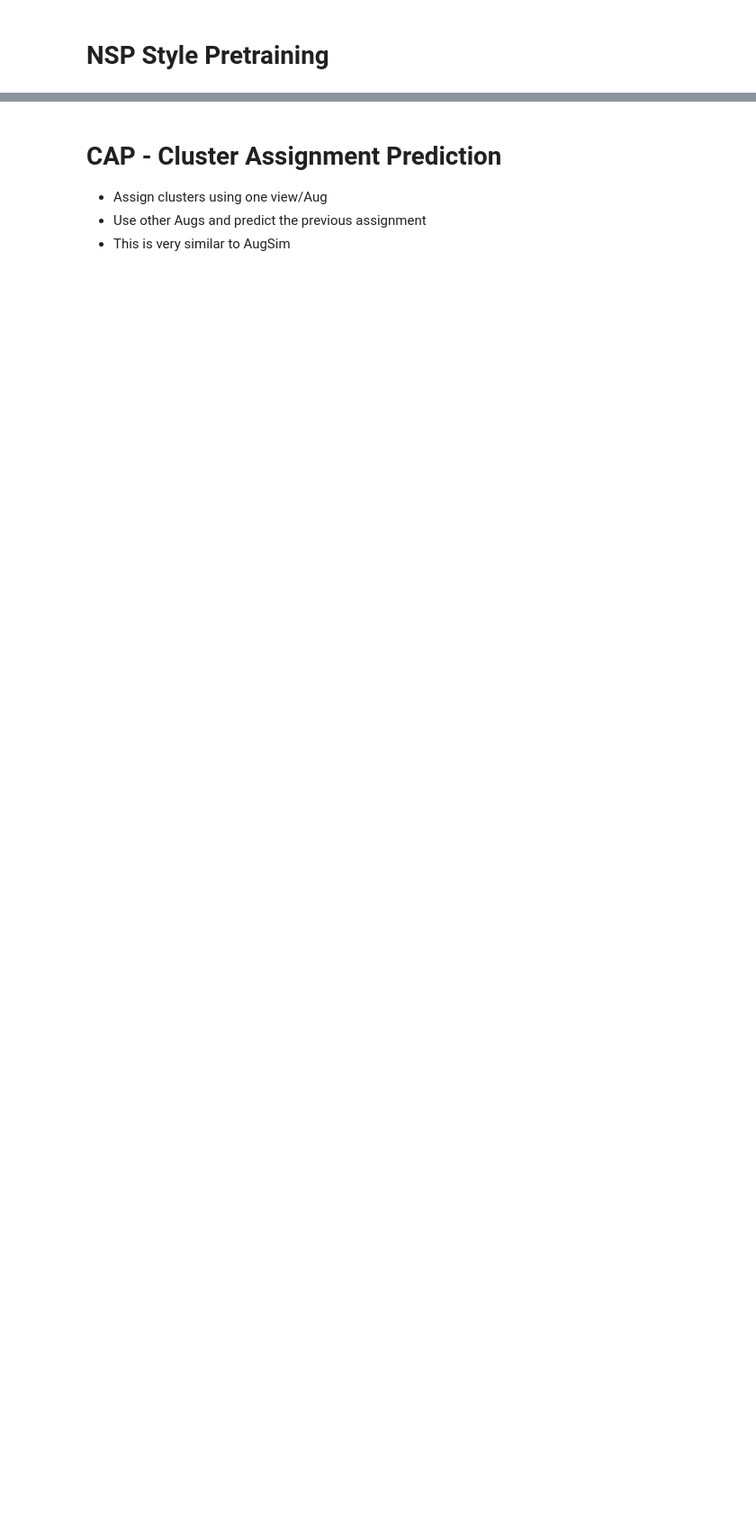
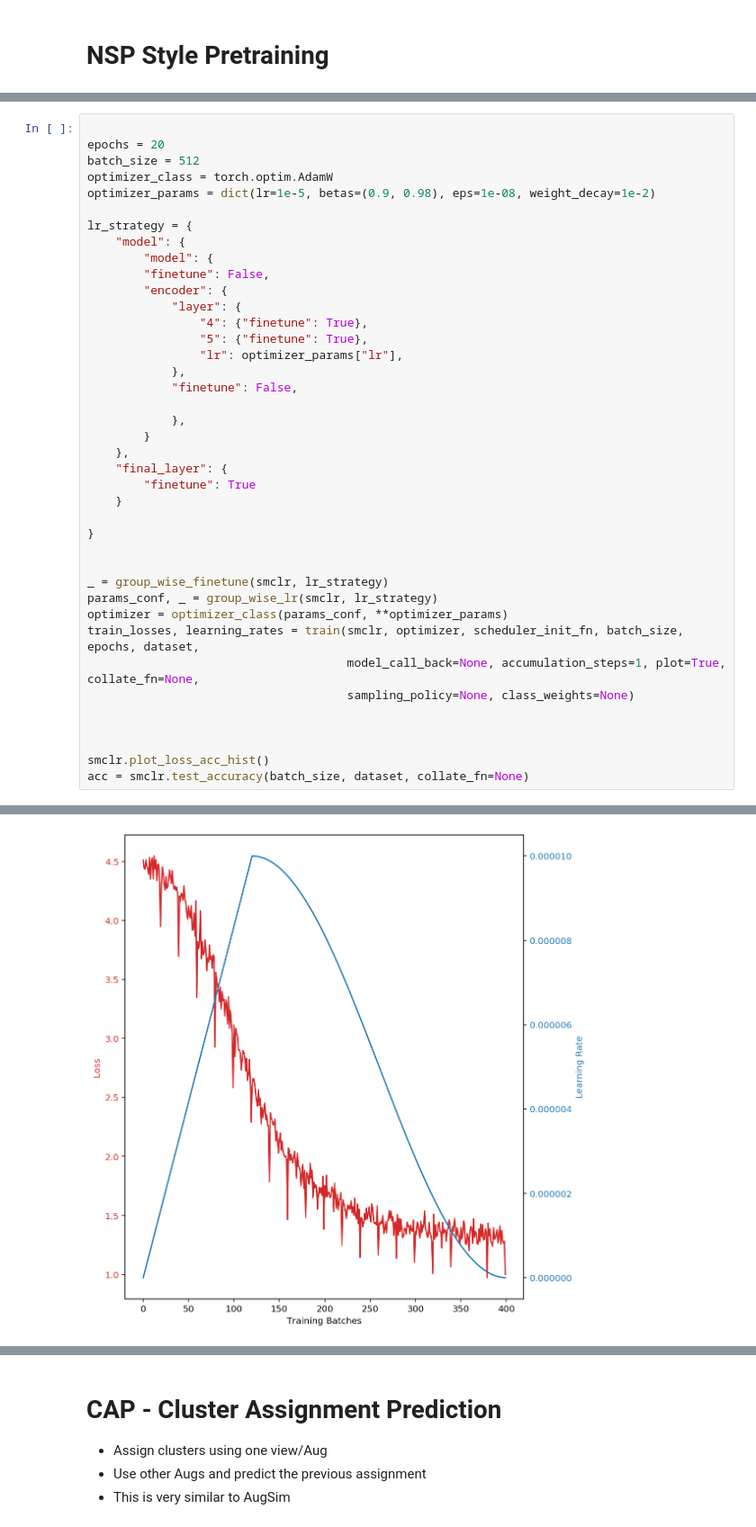
Before and after one commit to faizanahemad/facebook-hateful-memes, a Jupyter notebook: notebooks/SSL-Bert.ipynb, the cells around one changed output, grey strips where cells are left out. Shown at 90% size. Drawn from its saved outputs; the diff is of its cells as text; blank space fills up the shorter version.

```diff
--- a/notebooks/SSL-Bert.ipynb
+++ b/notebooks/SSL-Bert.ipynb
@@ -668,0 +791,41 @@ save(model.model, model.tokenizer, output_dir=output_model + "-nsp")
+# %%
+
+epochs = 20
+batch_size = 512
+optimizer_class = torch.optim.AdamW
+optimizer_params = dict(lr=1e-5, betas=(0.9, 0.98), eps=1e-08, weight_decay=1e-2)
+
+lr_strategy = {
+    "model": {
+        "model": {
+        "finetune": False,
+        "encoder": {
+            "layer": {
+                "4": {"finetune": True},
+                "5": {"finetune": True},
+                "lr": optimizer_params["lr"],
+            },
+            "finetune": False,
+
+            },
+        }
+    },
+    "final_layer": {
+        "finetune": True
+    }
+
+}
+
+
+_ = group_wise_finetune(smclr, lr_strategy)
+params_conf, _ = group_wise_lr(smclr, lr_strategy)
+optimizer = optimizer_class(params_conf, **optimizer_params)
+train_losses, learning_rates = train(smclr, optimizer, scheduler_init_fn, batch_size, epochs, dataset,
+                                     model_call_back=None, accumulation_steps=1, plot=True, collate_fn=None,
+                                     sampling_policy=None, class_weights=None)
+
+
+
+smclr.plot_loss_acc_hist()
+acc = smclr.test_accuracy(batch_size, dataset, collate_fn=None)
+# %% [output]
@@ -668,0 +849 @@ save(model.model, model.tokenizer, output_dir=output_model + "-nsp")
+[figure, added]
```
Also changed, not shown: parts of 14 cells of this notebook.
